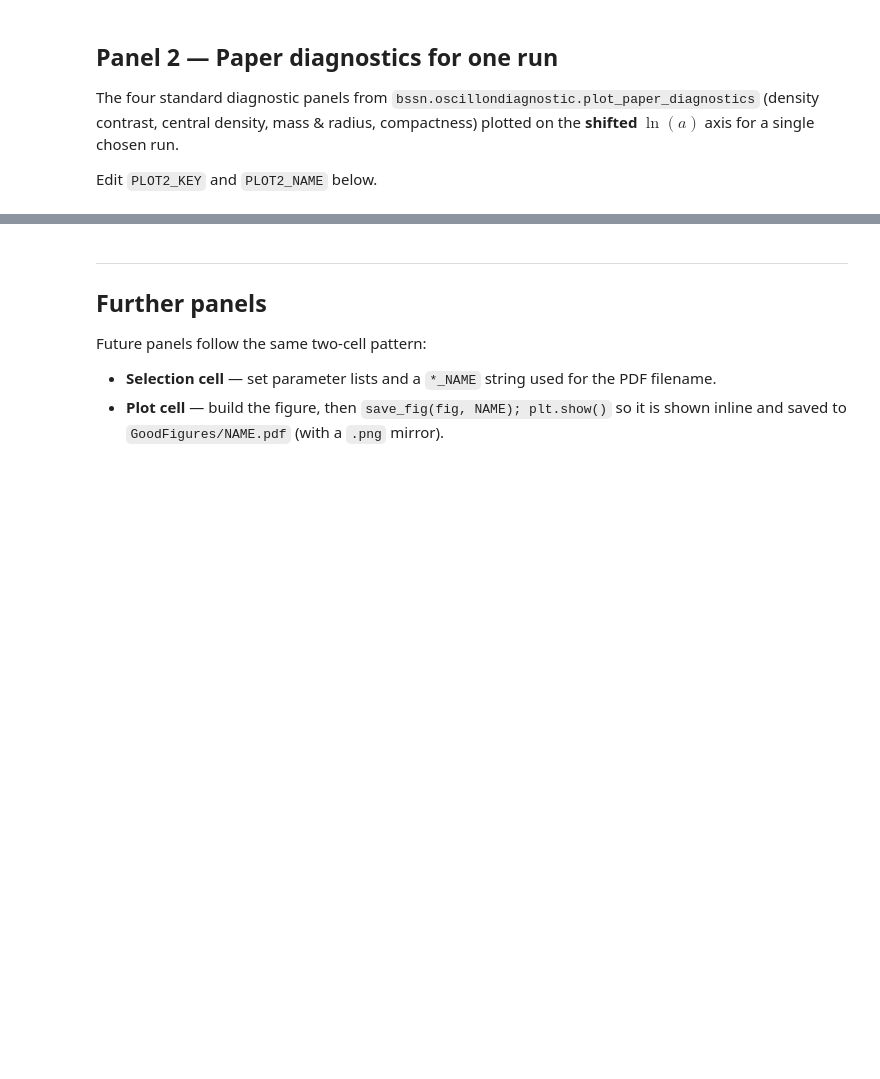
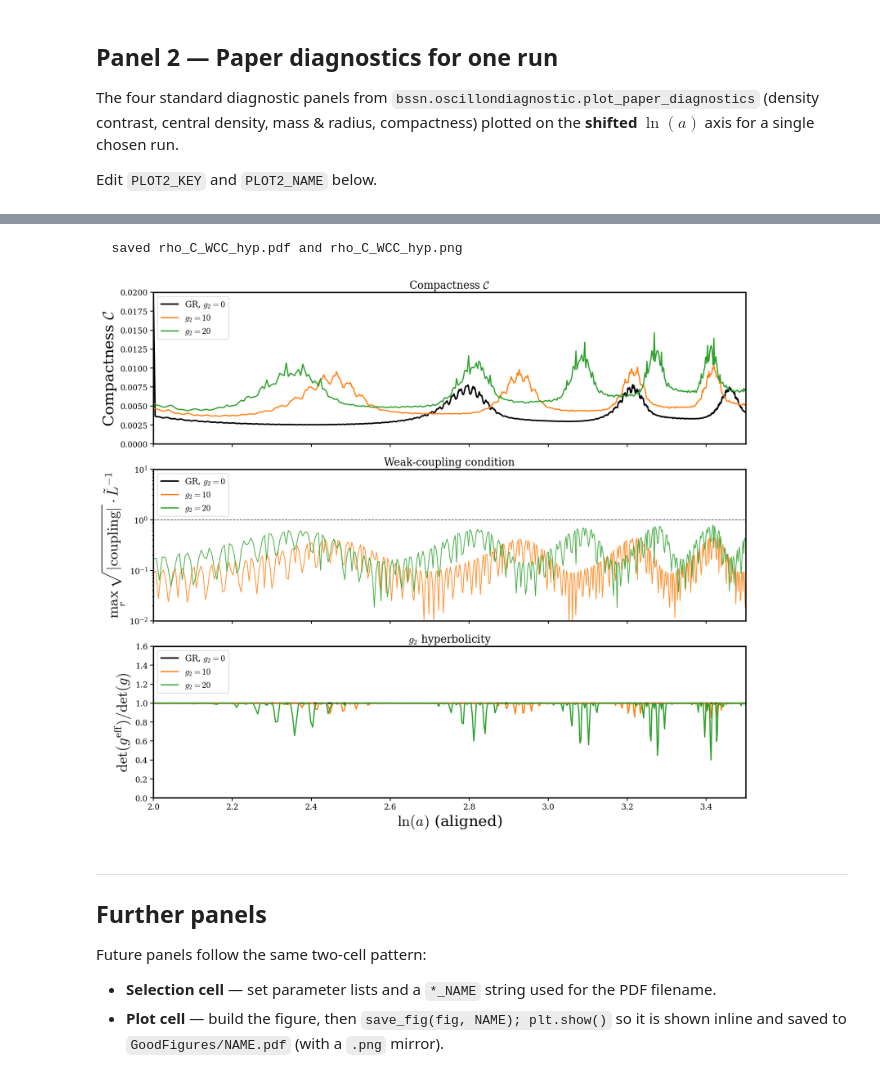
Before and after one commit to GRSerdar/0scillons, a Jupyter notebook: February26Oscillons/Feb26/RunningCode/DATA/FinalPlots.ipynb, the cells around one changed output, grey strips where cells are left out. Saved outputs shown, nothing was run; the diff lists cells and outputs as text; code cells hidden in the pictures; blank space fills up the shorter version.

```diff
--- a/February26Oscillons/Feb26/RunningCode/DATA/FinalPlots.ipynb
+++ b/February26Oscillons/Feb26/RunningCode/DATA/FinalPlots.ipynb
@@ -459,3 +711,83 @@ plt.show()
+# %%
+fig, axes = plt.subplots(3, 1, figsize=(14, 12), sharex=True)
+cmap = plt.cm.tab10
+
+if len(PLOT4_KEYS) == 0:
+    print("No keys selected for Panel 4.")
+else:
+    first = all_runs[PLOT4_KEYS[0]]
+    r0    = first["eft"]["r"] if ("eft" in first) else None
+    r_mask = (r0 > 0) & (r0 <= R_WCC_MAX) if r0 is not None else None
+
+    for i, key in enumerate(PLOT4_KEYS):
+        run = all_runs[key]
+        osc = run["osc"]
+        eft = run.get("eft", None)
+        lgb, mu, beta, amp, width, g2 = key
+
+        is_gr = (lgb == 0.0 and g2 == 0.0)
+        beta_str = rf", \beta={int(beta)}" if (beta is not None and beta != 250) else ""
+        g2_str   = rf"g_2={g2:g}"
+        if is_gr:
+            label = rf"GR, ${g2_str}$"
+        else:
+            label = rf"${g2_str}$"
+        color = "k" if is_gr else cmap(i % 10)
+        lw    = 2.2 if is_gr else 1.8
+
+        x = run["shifted_ln_a"]
+
+        # Panel 0: compactness
+        axes[0].plot(x, osc["C"], color=color, lw=lw, label=label)
+
+        # Panel 1: weak-coupling conditions (need eft data)
+        if eft is not None and r_mask is not None:
+            wc_lam = np.nanmax(eft["wc_lambda_bare"][:, r_mask], axis=1)
+            axes[1].plot(x, wc_lam, color=color, lw=lw, label=label)
+            if g2 != 0 and "wc_g2_bare" in eft:
+                wc_g2 = np.nanmax(eft["wc_g2_bare"][:, r_mask], axis=1)
+                axes[1].plot(x, wc_g2, color=color, lw=1.2, ls="-", alpha=0.85)
+
+        # Panel 2: g2 hyperbolicity
+        if eft is not None and "disc_g2" in eft and r_mask is not None:
+            disc_g2_min = np.nanmin(eft["disc_g2"][:, r_mask], axis=1)
+            axes[2].plot(x, disc_g2_min, color=color, lw=lw, label=label)
+
+    axes[0].axvline(ALIGN_LNA, color="grey", ls=":", lw=1.2, alpha=0.6)
+    axes[0].set_ylabel(r"Compactness $\mathcal{C}$")
+    axes[0].set_title(r"Compactness $\mathcal{C}$")
+    #axes[0].grid(False, alpha=0.3)
+    axes[0].set_ylim(0, 0.02)
+
+    axes[1].axhline(1.0, color="k", lw=1.0, ls="--", alpha=0.7)
+    axes[1].axvline(ALIGN_LNA, color="grey", ls=":", lw=1.2, alpha=0.6)
+    axes[1].set_ylabel(r"$\max_r\,\sqrt{|\mathrm{coupling}|}\,\cdot\, \tilde L^{-1}$")
+    axes[1].set_title(r"Weak-coupling condition") #(GB length scale $L^{-1}$; $g_2$ length scale $\tilde L^{-1}$, dashed)")
+    axes[1].set_yscale("log")
+    axes[1].set_ylim(1e-2,1e1)
+    #axes[1].grid(False, alpha=0.3)
+
+    axes[2].axhline(0.0, color="k", lw=1.0, ls="--", alpha=0.8)
+    axes[2].axvline(ALIGN_LNA, color="grey", ls=":", lw=1.2, alpha=0.6)
+    axes[2].set_ylabel(r"$\det(g^{\rm eff})/\det(g)$")
+    axes[2].set_title(r"$g_2$ hyperbolicity") # (min over $r$)")
+    axes[2].set_ylim(0,1.6)
+    #axes[2].grid(False, alpha=0.3)
+
+    axes[2].set_xlabel(r"$\ln(a)$ (aligned)")
+    # shared x across all three rows via sharex=True
+    axes[0].set_xlim(2, 3.5)
+
+    axes[0].legend(fontsize=13, ncol=1, loc="upper left")
+    axes[1].legend(fontsize=13, ncol=1, loc="upper left")
+    axes[2].legend(fontsize=13, ncol=1, loc="upper left")
+
+    fig.tight_layout()
+    save_fig(fig, PLOT4_NAME)
+    plt.show()
+# %% [output]
+  saved rho_C_WCC_hyp.pdf and rho_C_WCC_hyp.png
+[figure, added]
 # %% [markdown]
 ---
 ## Further panels
```
Also changed, not shown: parts of 16 cells of this notebook, 7 other files.
